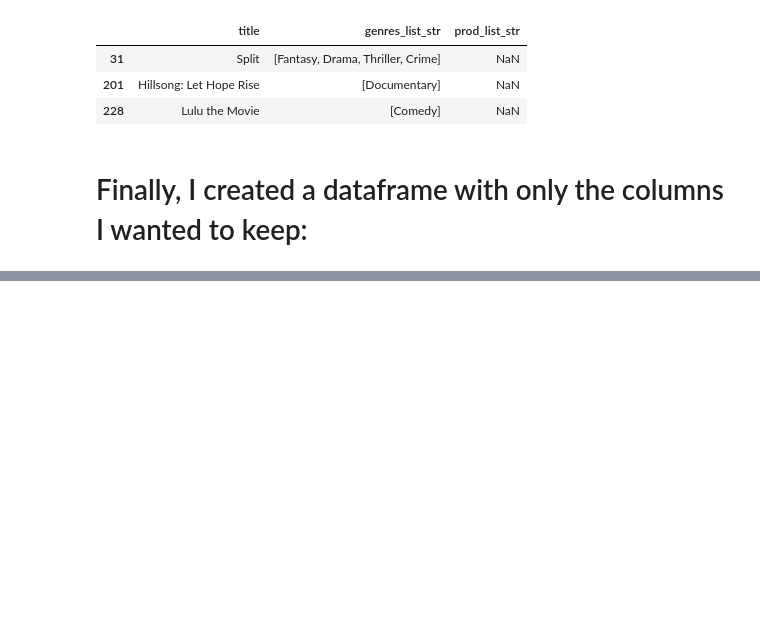
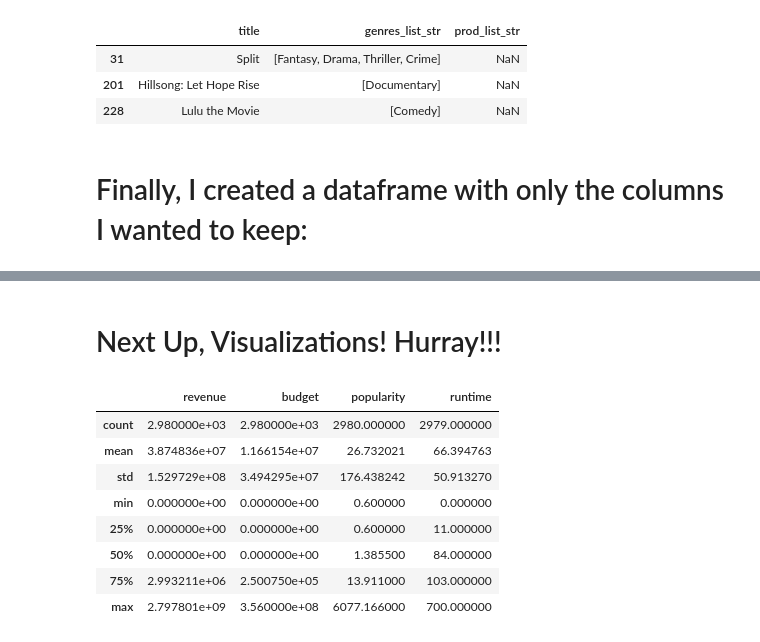
Before and after one commit to clairesarraille/tmdb, a Jupyter notebook: dsc-mod-1-project-v2-1-online-ds-sp-000-master/student.ipynb, the cells around one changed output, grey strips where cells are left out. Drawn from its saved outputs; the diff is of its cells as text; code cells hidden in the pictures; blank space fills up the shorter version.

```diff
--- a/dsc-mod-1-project-v2-1-online-ds-sp-000-master/student.ipynb
+++ b/dsc-mod-1-project-v2-1-online-ds-sp-000-master/student.ipynb
@@ -729,0 +774,15 @@ df.
+# %% [markdown]
+# Next Up, Visualizations! Hurray!!!
+# %%
+# Get some statistics on revenue:
+df[['revenue','budget','popularity','runtime']].describe()
+# %% [output]
+|  | revenue | budget | popularity | runtime |
+| count | 2.980000e+03 | 2.980000e+03 | 2980.000000 | 2979.000000 |
+| mean | 3.874836e+07 | 1.166154e+07 | 26.732021 | 66.394763 |
+| std | 1.529729e+08 | 3.494295e+07 | 176.438242 | 50.913270 |
+| min | 0.000000e+00 | 0.000000e+00 | 0.600000 | 0.000000 |
+| 25% | 0.000000e+00 | 0.000000e+00 | 0.600000 | 11.000000 |
+| 50% | 0.000000e+00 | 0.000000e+00 | 1.385500 | 84.000000 |
+| 75% | 2.993211e+06 | 2.500750e+05 | 13.911000 | 103.000000 |
+| max | 2.797801e+09 | 3.560000e+08 | 6077.166000 | 700.000000 |
```
Also changed, not shown: parts of 10 cells of this notebook, 1 other file.
